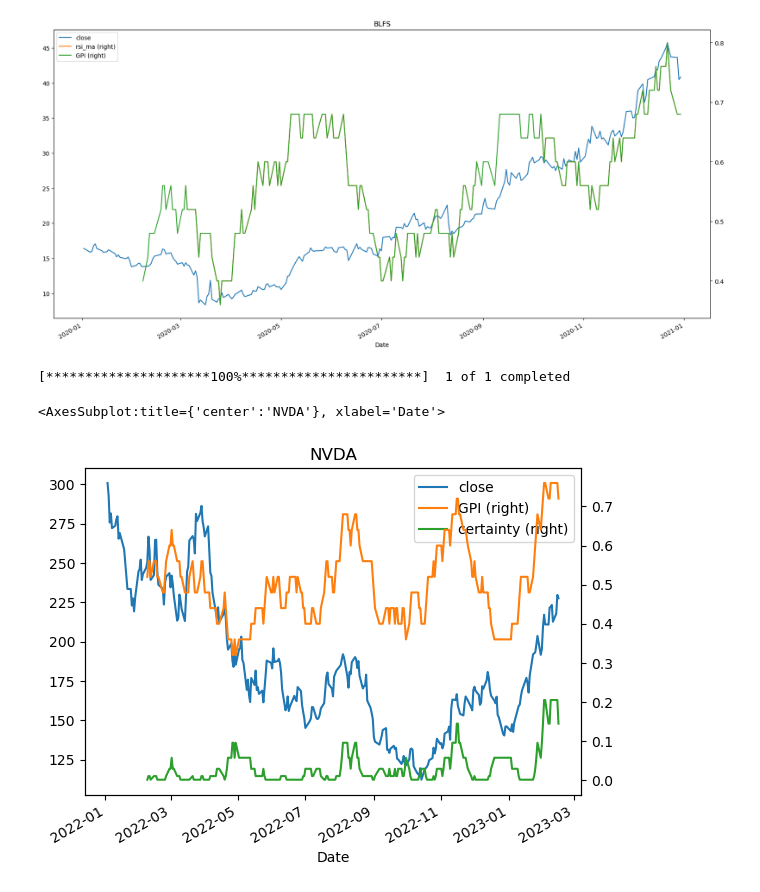
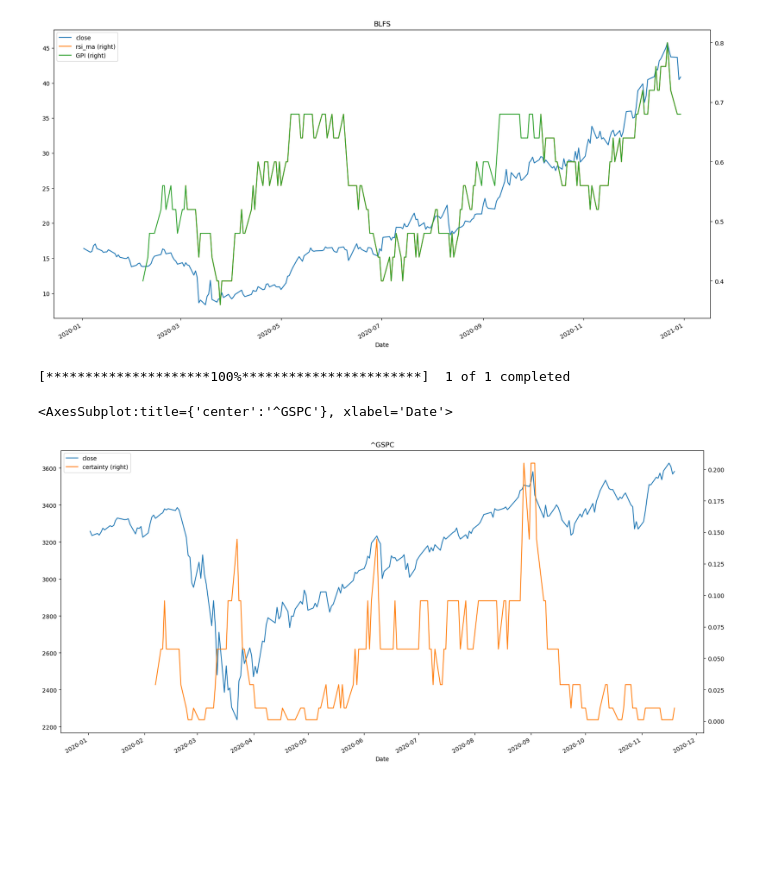
Before and after one commit to omnimahui/art_of_prob_invest, a Jupyter notebook: chapter_4.ipynb, the cells around one changed output. Saved outputs shown, nothing was run; the diff lists cells and outputs as text; code cells hidden in the pictures; blank space fills up the shorter version.

```diff
--- a/chapter_4.ipynb
+++ b/chapter_4.ipynb
@@ -36,22 +36,22 @@ df[['close','rsi_ma','GPI']].plot(secondary_y=['rsi_ma','GPI'],title=ticker,figs
 # %%
 def entropy(p):
     ent = - p * math.log(p,2)-(1-p)*math.log(1-p,2)
     return ent
 
 window=25
 ticker='^GSPC'
 sp500=round(yf.download(tickers= ticker,start= '2020-01-01', end='2020-11-20',interval = "1d",
                      group_by = 'column',auto_adjust = True, prepost = True,
                      proxy = None)['Close'],2)
 sp500.name='close'
 df=sp500.to_frame()
 df['rsi'] = get_indicator(df, 'rsi', {'length': 1})
 df['rsi_ma'] =df['rsi'].rolling(window).mean()
 
 df['GPI']=df['close'].diff().rolling(window).apply(lambda x: x.gt(0).sum())/window
 df['certainty']=1-df['GPI'].apply(entropy)
-df[['close','GPI','certainty']].plot(secondary_y=['certainty','GPI'],title=ticker,figsize=(20,10))
+df[['close','certainty']].plot(secondary_y=['certainty'],title=ticker,figsize=(20,10))
 # %% [output]
 [*********************100%***********************]  1 of 1 completed
-<AxesSubplot:title={'center':'NVDA'}, xlabel='Date'>
+<AxesSubplot:title={'center':'^GSPC'}, xlabel='Date'>
-[figure, old version]
+[figure, new version]
```
